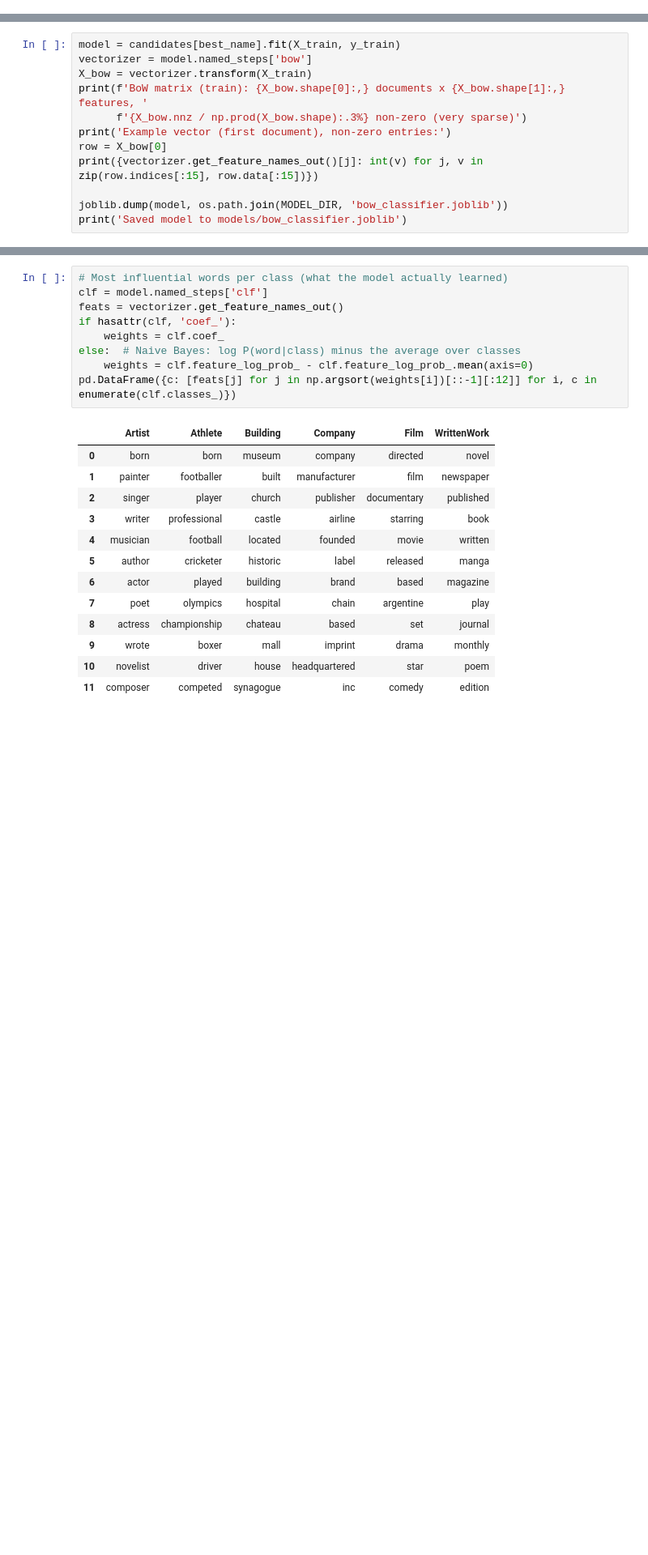
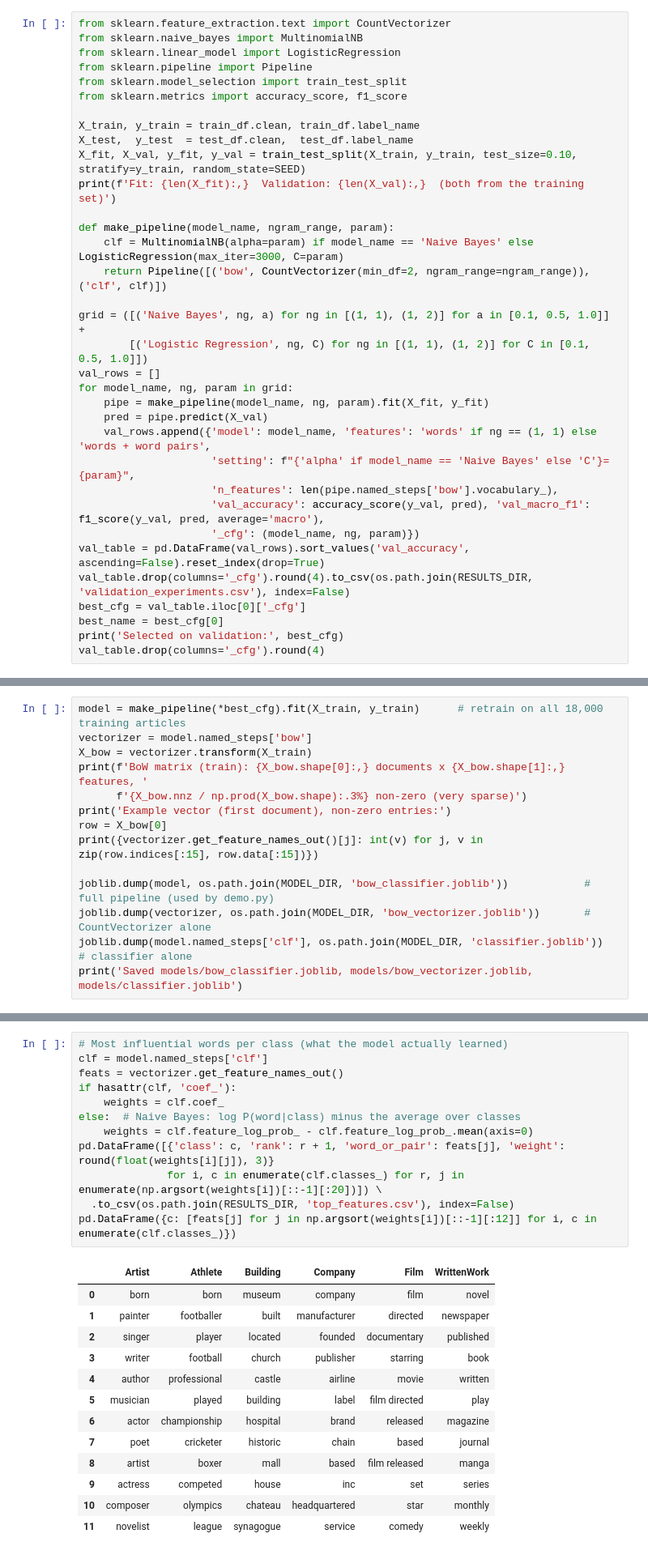
Before and after one commit to arhoformal38-oss/wikipedia-article-classifier, a Jupyter notebook: notebooks/NLP_Project1_DBpedia.ipynb, the cells around one changed output, grey strips where cells are left out. Shown at 81% size. Cells and saved outputs as stored; diff of their text form; blank space fills up the shorter version.

```diff
--- a/notebooks/NLP_Project1_DBpedia.ipynb
+++ b/notebooks/NLP_Project1_DBpedia.ipynb
@@ -523,0 +513,34 @@ Selected by cross-validation: Logistic Regression
+# %%
+from sklearn.feature_extraction.text import CountVectorizer
+from sklearn.naive_bayes import MultinomialNB
+from sklearn.linear_model import LogisticRegression
+from sklearn.pipeline import Pipeline
+from sklearn.model_selection import train_test_split
+from sklearn.metrics import accuracy_score, f1_score
+
+X_train, y_train = train_df.clean, train_df.label_name
+X_test,  y_test  = test_df.clean,  test_df.label_name
+X_fit, X_val, y_fit, y_val = train_test_split(X_train, y_train, test_size=0.10, stratify=y_train, random_state=SEED)
+print(f'Fit: {len(X_fit):,}  Validation: {len(X_val):,}  (both from the training set)')
+
+def make_pipeline(model_name, ngram_range, param):
+    clf = MultinomialNB(alpha=param) if model_name == 'Naive Bayes' else LogisticRegression(max_iter=3000, C=param)
+    return Pipeline([('bow', CountVectorizer(min_df=2, ngram_range=ngram_range)), ('clf', clf)])
+
+grid = ([('Naive Bayes', ng, a) for ng in [(1, 1), (1, 2)] for a in [0.1, 0.5, 1.0]] +
+        [('Logistic Regression', ng, C) for ng in [(1, 1), (1, 2)] for C in [0.1, 0.5, 1.0]])
+val_rows = []
+for model_name, ng, param in grid:
+    pipe = make_pipeline(model_name, ng, param).fit(X_fit, y_fit)
+    pred = pipe.predict(X_val)
+    val_rows.append({'model': model_name, 'features': 'words' if ng == (1, 1) else 'words + word pairs',
+                     'setting': f"{'alpha' if model_name == 'Naive Bayes' else 'C'}={param}",
+                     'n_features': len(pipe.named_steps['bow'].vocabulary_),
+                     'val_accuracy': accuracy_score(y_val, pred), 'val_macro_f1': f1_score(y_val, pred, average='macro'),
+                     '_cfg': (model_name, ng, param)})
+val_table = pd.DataFrame(val_rows).sort_values('val_accuracy', ascending=False).reset_index(drop=True)
+val_table.drop(columns='_cfg').round(4).to_csv(os.path.join(RESULTS_DIR, 'validation_experiments.csv'), index=False)
+best_cfg = val_table.iloc[0]['_cfg']
+best_name = best_cfg[0]
+print('Selected on validation:', best_cfg)
+val_table.drop(columns='_cfg').round(4)
@@ -524,5 +563,5 @@ Selected by cross-validation: Logistic Regression
 # %%
-model = candidates[best_name].fit(X_train, y_train)
+model = make_pipeline(*best_cfg).fit(X_train, y_train)      # retrain on all 18,000 training articles
 vectorizer = model.named_steps['bow']
 X_bow = vectorizer.transform(X_train)
 print(f'BoW matrix (train): {X_bow.shape[0]:,} documents x {X_bow.shape[1]:,} features, '
@@ -531,6 +570,8 @@ print('Example vector (first document), non-zero entries:')
 row = X_bow[0]
 print({vectorizer.get_feature_names_out()[j]: int(v) for j, v in zip(row.indices[:15], row.data[:15])})
 
-joblib.dump(model, os.path.join(MODEL_DIR, 'bow_classifier.joblib'))
-print('Saved model to models/bow_classifier.joblib')
+joblib.dump(model, os.path.join(MODEL_DIR, 'bow_classifier.joblib'))            # full pipeline (used by demo.py)
+joblib.dump(vectorizer, os.path.join(MODEL_DIR, 'bow_vectorizer.joblib'))       # CountVectorizer alone
+joblib.dump(model.named_steps['clf'], os.path.join(MODEL_DIR, 'classifier.joblib'))  # classifier alone
+print('Saved models/bow_classifier.joblib, models/bow_vectorizer.joblib, models/classifier.joblib')
 # %% [output]
@@ -651,26 +716,29 @@ Mean confidence — correct: 0.968, wrong: 0.719
 # %%
 # Most influential words per class (what the model actually learned)
 clf = model.named_steps['clf']
 feats = vectorizer.get_feature_names_out()
 if hasattr(clf, 'coef_'):
     weights = clf.coef_
 else:  # Naive Bayes: log P(word|class) minus the average over classes
     weights = clf.feature_log_prob_ - clf.feature_log_prob_.mean(axis=0)
+pd.DataFrame([{'class': c, 'rank': r + 1, 'word_or_pair': feats[j], 'weight': round(float(weights[i][j]), 3)}
+              for i, c in enumerate(clf.classes_) for r, j in enumerate(np.argsort(weights[i])[::-1][:20])]) \
+  .to_csv(os.path.join(RESULTS_DIR, 'top_features.csv'), index=False)
 pd.DataFrame({c: [feats[j] for j in np.argsort(weights[i])[::-1][:12]] for i, c in enumerate(clf.classes_)})
 # %% [output]
 |  | Artist | Athlete | Building | Company | Film | WrittenWork |
-| 0 | born | born | museum | company | directed | novel |
-| 1 | painter | footballer | built | manufacturer | film | newspaper |
-| 2 | singer | player | church | publisher | documentary | published |
-| 3 | writer | professional | castle | airline | starring | book |
-| 4 | musician | football | located | founded | movie | written |
-| 5 | author | cricketer | historic | label | released | manga |
-| 6 | actor | played | building | brand | based | magazine |
-| 7 | poet | olympics | hospital | chain | argentine | play |
-| 8 | actress | championship | chateau | based | set | journal |
-| 9 | wrote | boxer | mall | imprint | drama | monthly |
-| 10 | novelist | driver | house | headquartered | star | poem |
-| 11 | composer | competed | synagogue | inc | comedy | edition |
+| 0 | born | born | museum | company | film | novel |
+| 1 | painter | footballer | built | manufacturer | directed | newspaper |
+| 2 | singer | player | located | founded | documentary | published |
+| 3 | writer | football | church | publisher | starring | book |
+| 4 | author | professional | castle | airline | movie | written |
+| 5 | musician | played | building | label | film directed | play |
+| 6 | actor | championship | hospital | brand | released | magazine |
+| 7 | poet | cricketer | historic | chain | based | journal |
+| 8 | artist | boxer | mall | based | film released | manga |
+| 9 | actress | competed | house | inc | set | series |
+| 10 | composer | olympics | chateau | headquartered | star | monthly |
+| 11 | novelist | league | synagogue | service | comedy | weekly |
 # %% [markdown]
 **Interpretation of the results**
 - The classifier is highly accurate on 30,000 unseen articles; precision and recall are high and balanced for all
```
Also changed, not shown: parts of 20 cells of this notebook, 25 other files.
